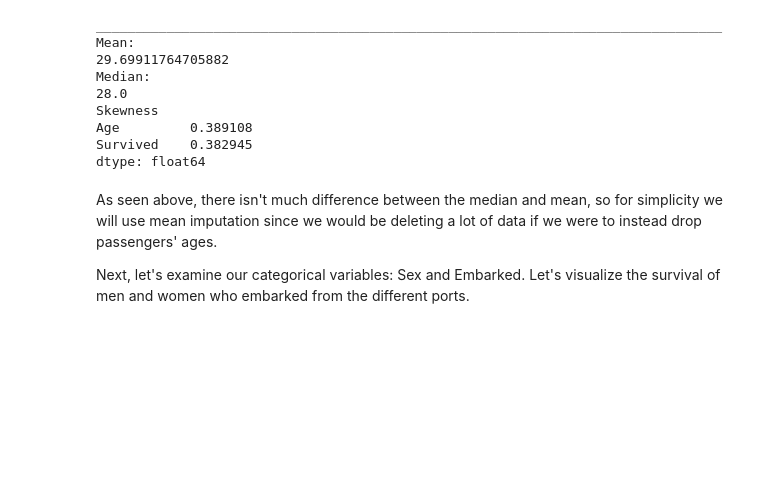
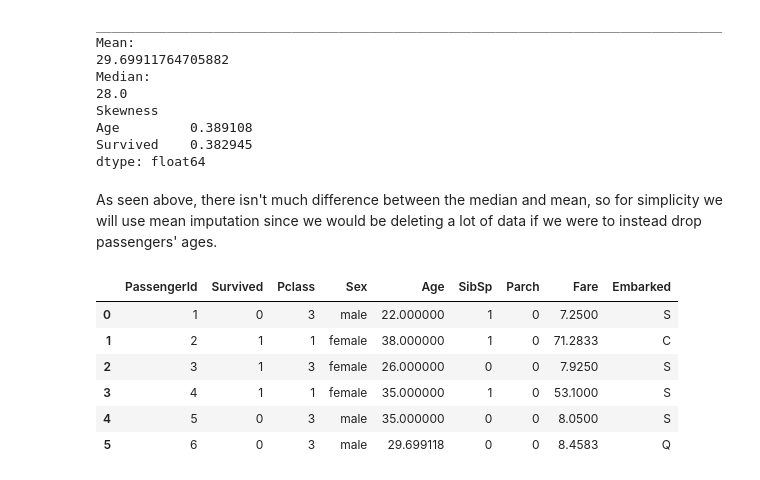
Before and after one commit to deltalite/Data-Science-Analysis-Workbooks, a Jupyter notebook: titanic_notebook.ipynb, the cells around one changed output. Cells and saved outputs as stored; diff of their text form; code cells hidden in the pictures; blank space fills up the shorter version.

```diff
--- a/titanic_notebook.ipynb
+++ b/titanic_notebook.ipynb
@@ -91,5 +94,17 @@ Survived    0.382945
 dtype: float64
 # %% [markdown]
 As seen above, there isn't much difference between the median and mean, so for simplicity we will use mean imputation since we would be deleting a lot of data if we were to instead drop passengers' ages.
-
-Next, let's examine our categorical variables: Sex and Embarked. Let's visualize the survival of men and women who embarked from the different ports.
+# %%
+imptr=SimpleImputer(strategy='mean')
+imptr=imptr.fit(df_train[['Age']])
+df_train[['Age']] = imptr.transform(df_train[['Age']])
+# Confirm previous NaN is now our mean
+df_train.head(6)
+# %% [output]
+|  | PassengerId | Survived | Pclass | Sex | Age | SibSp | Parch | Fare | Embarked |
+| 0 | 1 | 0 | 3 | male | 22.000000 | 1 | 0 | 7.2500 | S |
+| 1 | 2 | 1 | 1 | female | 38.000000 | 1 | 0 | 71.2833 | C |
+| 2 | 3 | 1 | 3 | female | 26.000000 | 0 | 0 | 7.9250 | S |
+| 3 | 4 | 1 | 1 | female | 35.000000 | 1 | 0 | 53.1000 | S |
+| 4 | 5 | 0 | 3 | male | 35.000000 | 0 | 0 | 8.0500 | S |
+| 5 | 6 | 0 | 3 | male | 29.699118 | 0 | 0 | 8.4583 | Q |
```
Also changed, not shown: parts of 6 cells of this notebook.
